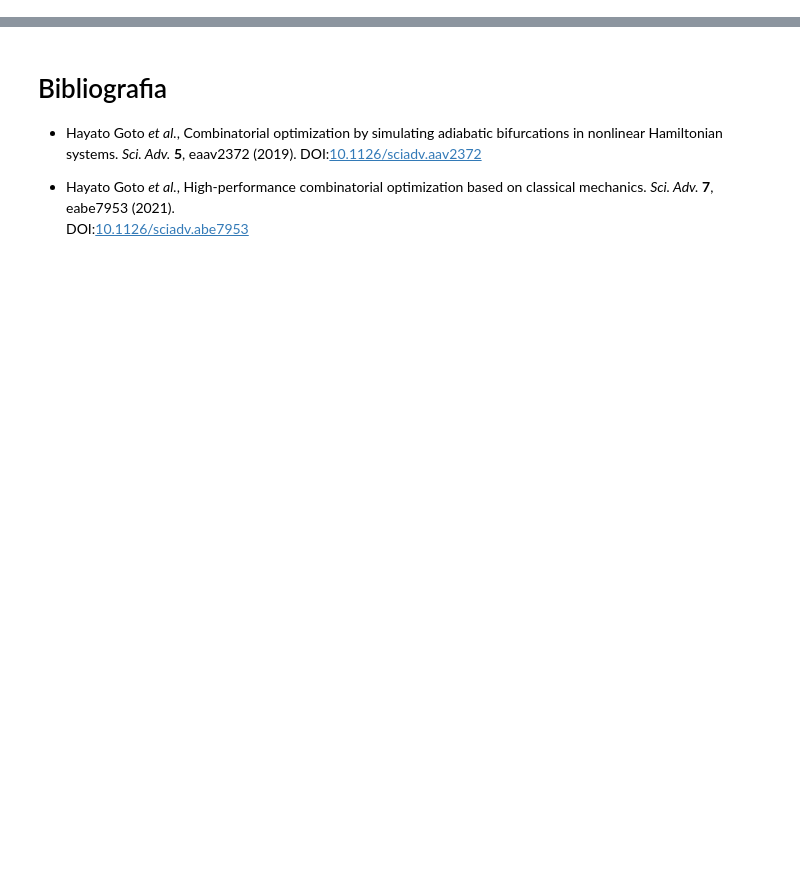
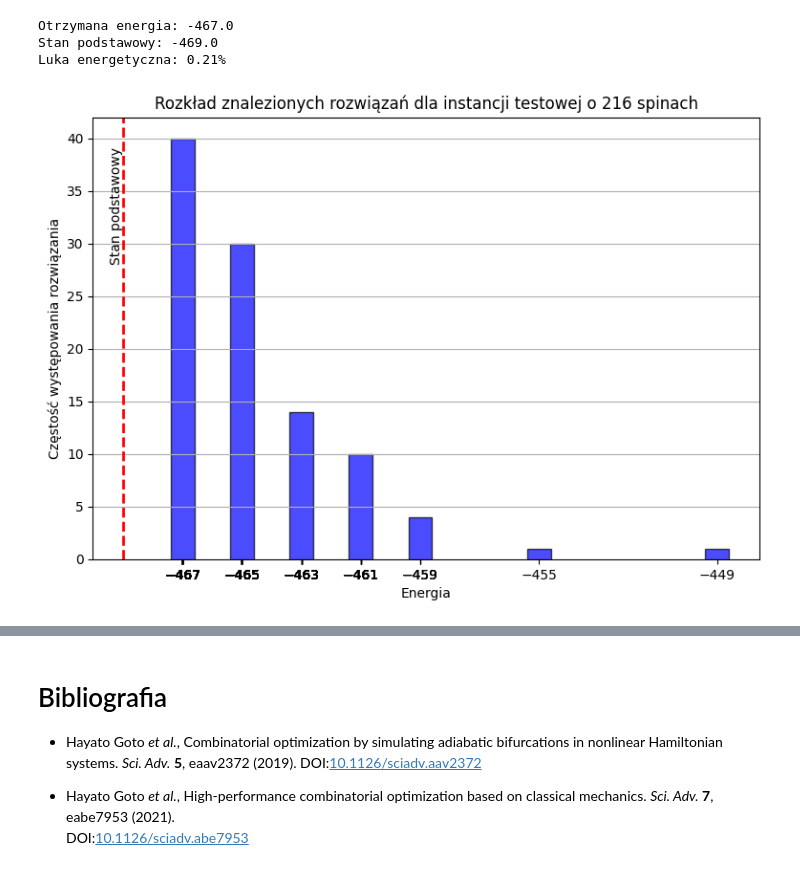
Before and after one commit to iitis/AkademiaSztukiKwantowej, a Jupyter notebook: classical_and_quantum_annealing/Algorytm_symulowanej_bifurkacji.ipynb, the cells around one changed output, grey strips where cells are left out. Saved outputs shown, nothing was run; the diff lists cells and outputs as text; code cells hidden in the pictures; blank space fills up the shorter version.

```diff
--- a/classical_and_quantum_annealing/Algorytm_symulowanej_bifurkacji.ipynb
+++ b/classical_and_quantum_annealing/Algorytm_symulowanej_bifurkacji.ipynb
@@ -72 +102,37 @@ print(energy)
+# %%
+# Test na małym przykładzie z 216 spinami
+# Balistyczna symulowana Bifurkacja
+
+import numpy as np
+import matplotlib.pyplot as plt
+from funkcje_pomocnicze import read_instance, test_pegasus
+
+J, h = read_instance(test_pegasus.path, convention="minus_half")
+
+states, energies = balistic_simulated_bifurcation(J, h, num_steps=200, time_step=0.25, num_trajectories=100, a_0=1, c_0_scaling=0.7)
+
+print(f"Otrzymana energia: {min(energies)}")
+print(f"Stan podstawowy: {test_pegasus.best_energy}")
+print(f"Luka energetyczna: {((test_pegasus.best_energy - min(energies))/(2 * test_pegasus.best_energy) * 100):.2f}%")
+
+unique_values, counts = np.unique(energies, return_counts=True)
+
+
+plt.figure(figsize=(9, 6))
+plt.bar(unique_values, counts, color='blue', edgecolor='black', alpha=0.7)
+plt.xticks(energies)
+plt.axvline(x=test_pegasus.best_energy, color='red', linestyle='--', linewidth=2)
+plt.text(test_pegasus.best_energy, plt.ylim()[1]*0.8, 'Stan podstawowy', color='black', rotation=90,
+         verticalalignment='center', horizontalalignment='right')
+
+plt.xlabel("Energia")
+plt.ylabel("Częstość występowania rozwiązania")
+plt.title("Rozkład znalezionych rozwiązań dla instancji testowej o 216 spinach")
+plt.grid(axis="y")
+plt.show()
+# %% [output]
+Otrzymana energia: -467.0
+Stan podstawowy: -469.0
+Luka energetyczna: 0.21%
+[figure, added]
 # %% [markdown]
```
Also changed, not shown: parts of 20 cells of this notebook, 2 other files.
